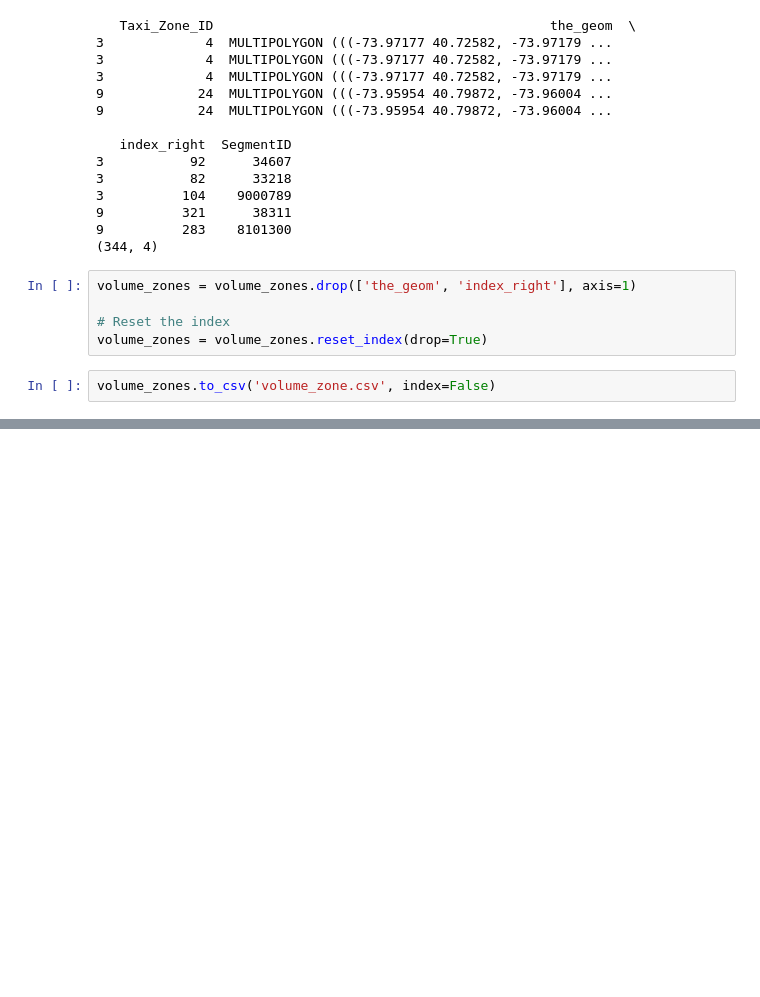
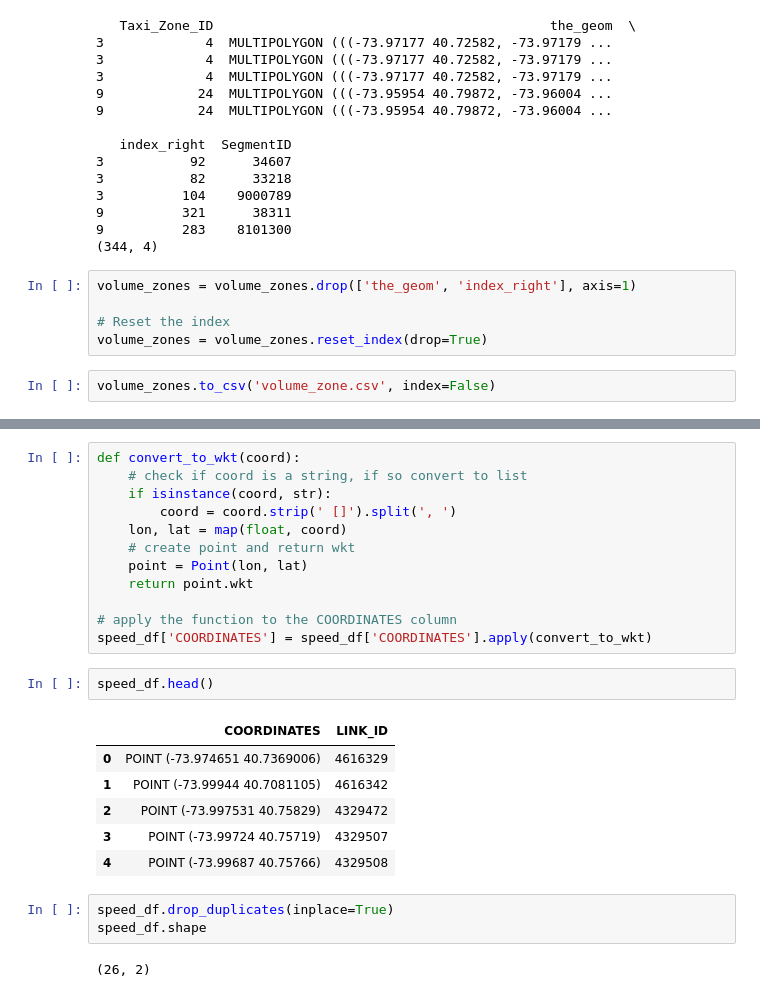
Before and after one commit to EchoCharlieII/ZenZone, a Jupyter notebook: Data_processing/test_osmnx.ipynb, the cells around one changed output, grey strips where cells are left out. Drawn from its saved outputs; the diff is of its cells as text; blank space fills up the shorter version.

```diff
--- a/Data_processing/test_osmnx.ipynb
+++ b/Data_processing/test_osmnx.ipynb
@@ -476,0 +493,26 @@ plt.show()
+# %%
+def convert_to_wkt(coord):
+    # check if coord is a string, if so convert to list
+    if isinstance(coord, str):
+        coord = coord.strip(' []').split(', ')
+    lon, lat = map(float, coord)
+    # create point and return wkt
+    point = Point(lon, lat)
+    return point.wkt
+
+# apply the function to the COORDINATES column
+speed_df['COORDINATES'] = speed_df['COORDINATES'].apply(convert_to_wkt)
+# %%
+speed_df.head()
+# %% [output]
+|  | COORDINATES | LINK_ID |
+| 0 | POINT (-73.974651 40.7369006) | 4616329 |
+| 1 | POINT (-73.99944 40.7081105) | 4616342 |
+| 2 | POINT (-73.997531 40.75829) | 4329472 |
+| 3 | POINT (-73.99724 40.75719) | 4329507 |
+| 4 | POINT (-73.99687 40.75766) | 4329508 |
+# %%
+speed_df.drop_duplicates(inplace=True)
+speed_df.shape
+# %% [output]
+(26, 2)
```
Also changed, not shown: parts of 18 cells of this notebook, 8 other files.
